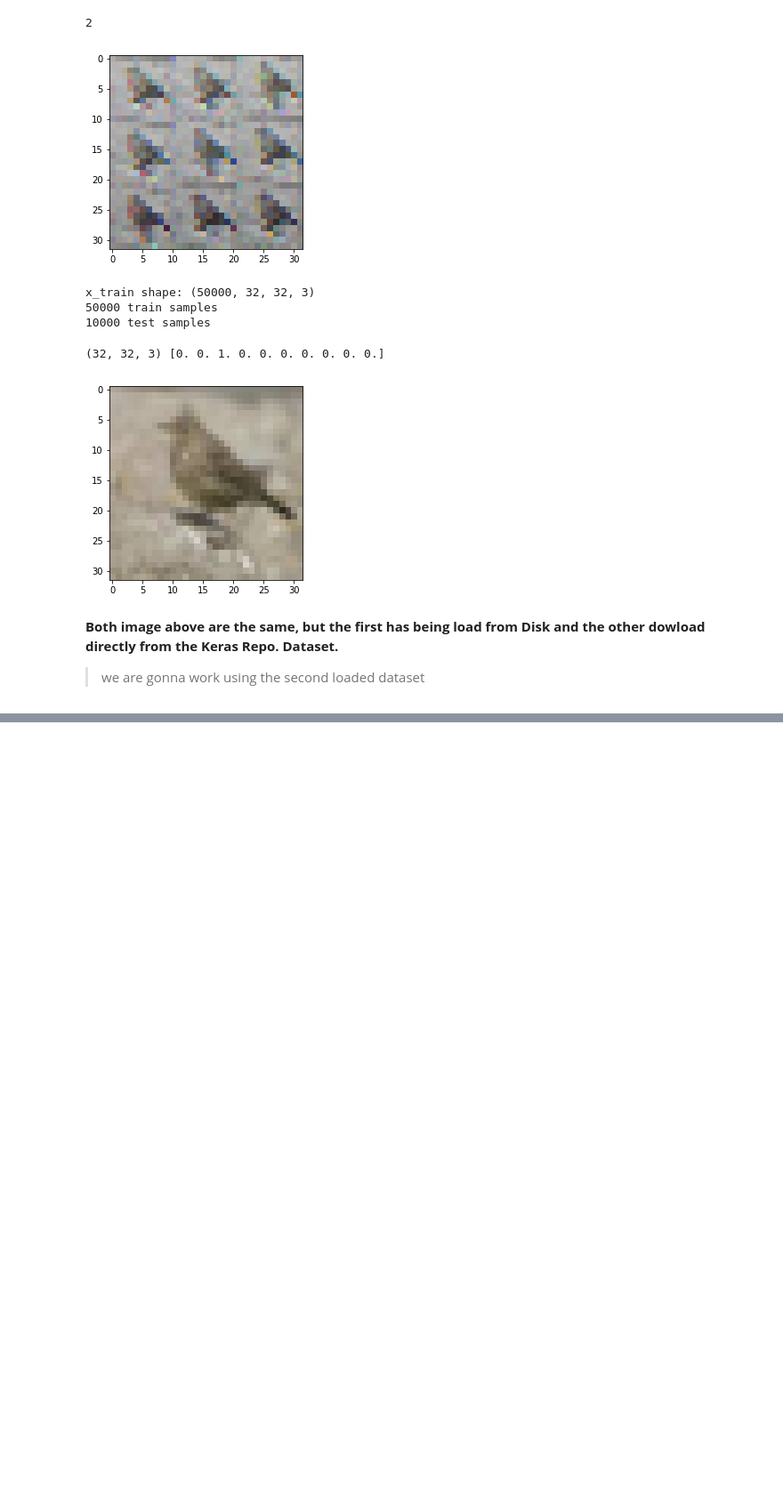
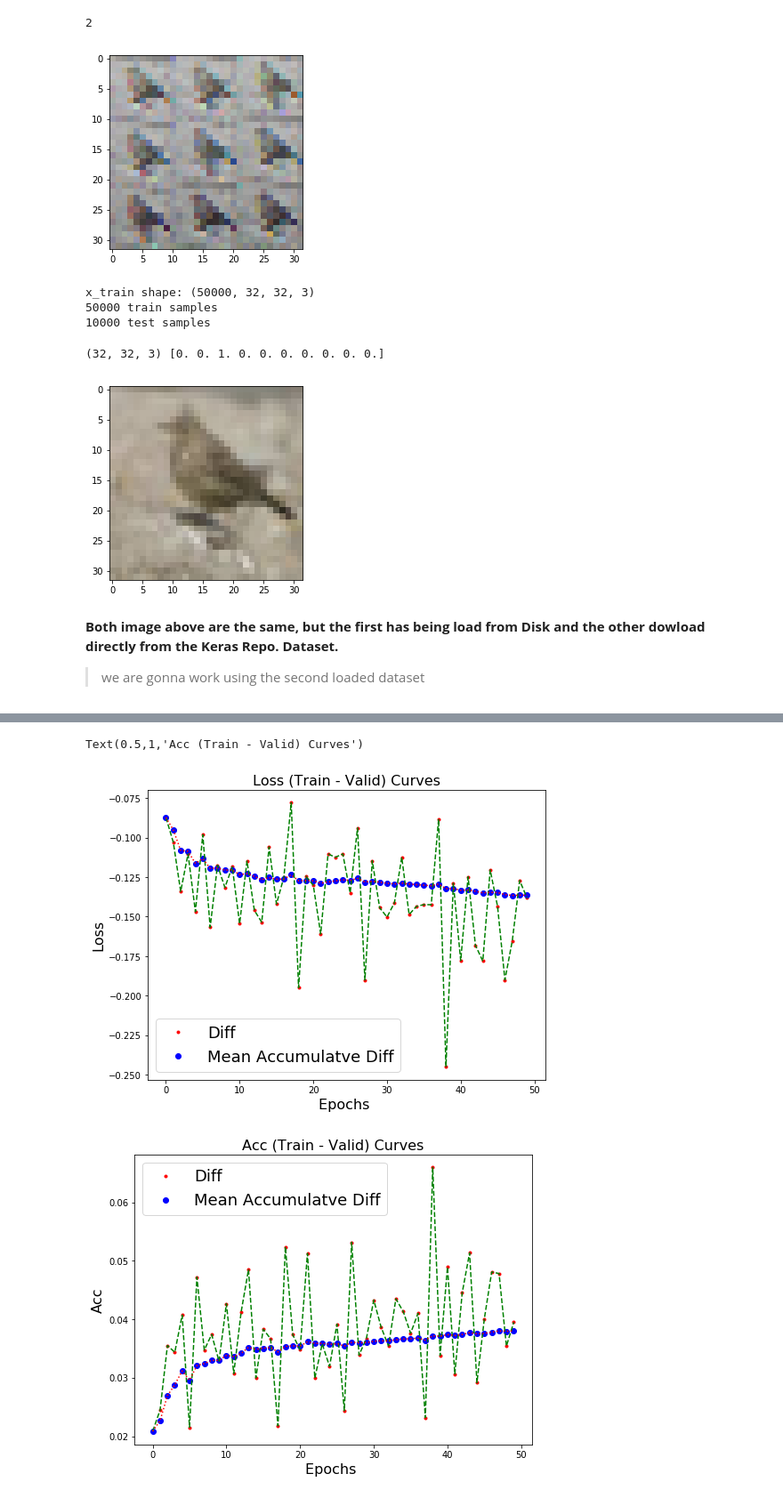
Before and after one commit to jahirmedinacs/ann-project1, a Jupyter notebook: ANN - CIFAR 10.ipynb, the cells around one changed output, grey strips where cells are left out. Shown: that part at 89% size. Saved outputs shown, nothing was run; the diff lists cells and outputs as text; code cells hidden in the pictures; blank space fills up the shorter version.

```diff
--- a/ANN - CIFAR 10.ipynb
+++ b/ANN - CIFAR 10.ipynb
@@ -255,0 +331,40 @@ model1.save(filepath="./ann_model", include_optimizer=1)
+# %%
+# Loss Curves
+plt.figure(figsize=[8,6])
+
+diff_loss = list(map(lambda x,y: (x-y), history.history['loss'] , history.history['val_loss']))
+diff_loss_cum = np.cumsum(np.array(diff_loss)) / np.arange(1,51,1)
+
+plt.plot(diff_loss,'.r')
+plt.plot(diff_loss_cum, 'ob')
+
+plt.plot(diff_loss,'--g')
+plt.plot(diff_loss_cum, ':r')
+
+plt.legend(['Diff', 'Mean Accumulatve Diff'],fontsize=18)
+
+plt.xlabel('Epochs ',fontsize=16)
+plt.ylabel('Loss',fontsize=16)
+plt.title('Loss (Train - Valid) Curves',fontsize=16)
+
+# Acc Curves
+plt.figure(figsize=[8,6])
+
+diff_acc = list(map(lambda x,y: (x-y), history.history['acc'] , history.history['val_acc']))
+diff_acc_cum = np.cumsum(np.array(diff_acc)) / np.arange(1,51,1)
+
+plt.plot(diff_acc,'.r')
+plt.plot(diff_acc_cum, 'ob')
+
+plt.plot(diff_acc,'--g')
+plt.plot(diff_acc_cum, ':r')
+
+plt.legend(['Diff', 'Mean Accumulatve Diff'],fontsize=18)
+
+plt.xlabel('Epochs ',fontsize=16)
+plt.ylabel('Acc',fontsize=16)
+plt.title('Acc (Train - Valid) Curves',fontsize=16)
+# %% [output]
+Text(0.5,1,'Acc (Train - Valid) Curves')
+[figure, added]
+[figure, added]
```
Also changed, not shown: parts of 15 cells of this notebook, 12 other files.
